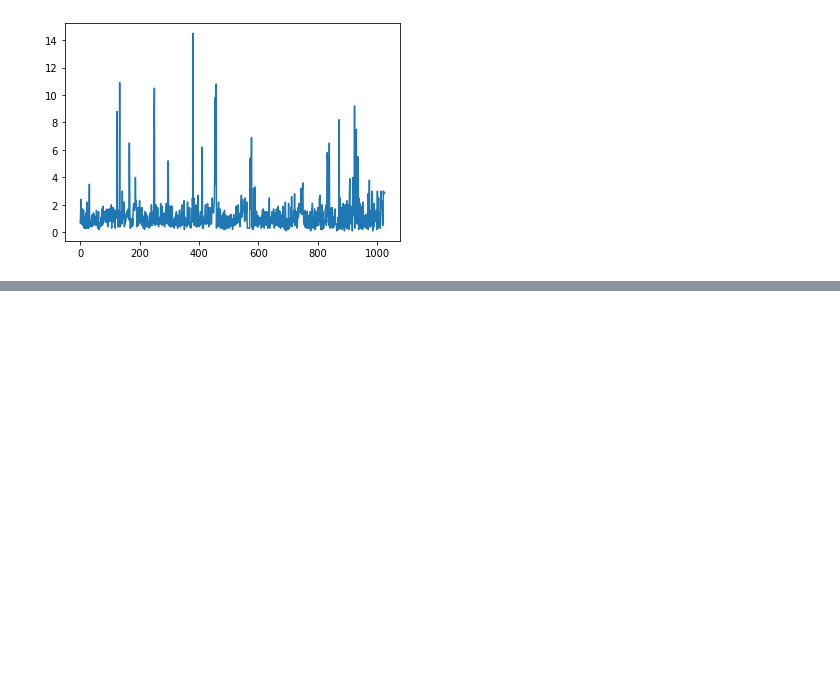
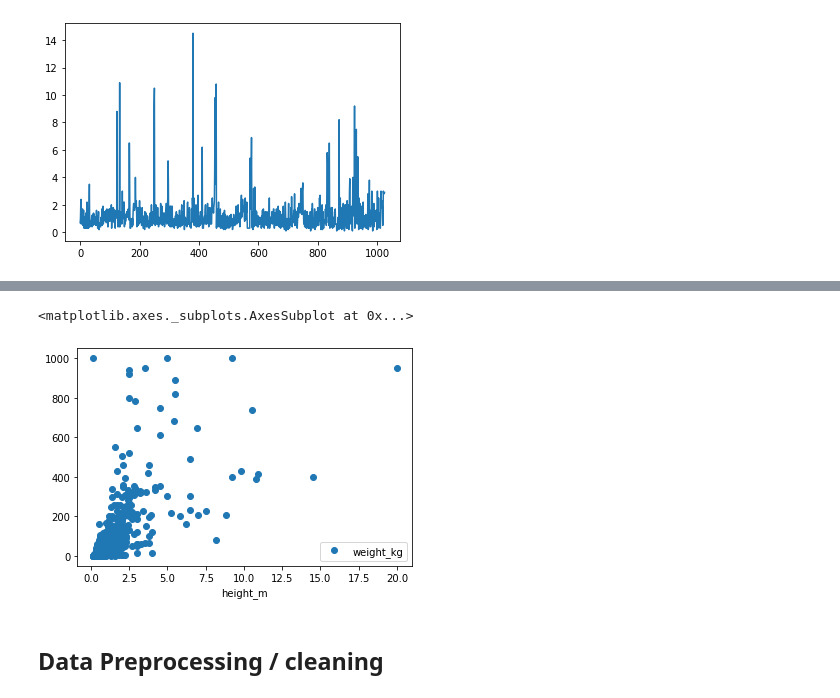
Before and after one commit to Circuito-io/ComponentEditor, a Jupyter notebook: F_22.ipynb, the cells around one changed output, grey strips where cells are left out. Saved outputs shown, nothing was run; the diff lists cells and outputs as text; code cells hidden in the pictures; blank space fills up the shorter version.

```diff
--- a/F_22.ipynb
+++ b/F_22.ipynb
@@ -143,0 +150,7 @@ tall_legendary_pokemons = dataset[ (dataset['height_m'] > 10) & (dataset['status
+# %%
+dataset.plot(x="height_m", y="weight_kg", style="o")
+# %% [output]
+<matplotlib.axes._subplots.AxesSubplot at 0x...>
+[figure, added]
+# %% [markdown]
+## Data Preprocessing / cleaning
```
Also changed, not shown: parts of 49 cells of this notebook.
